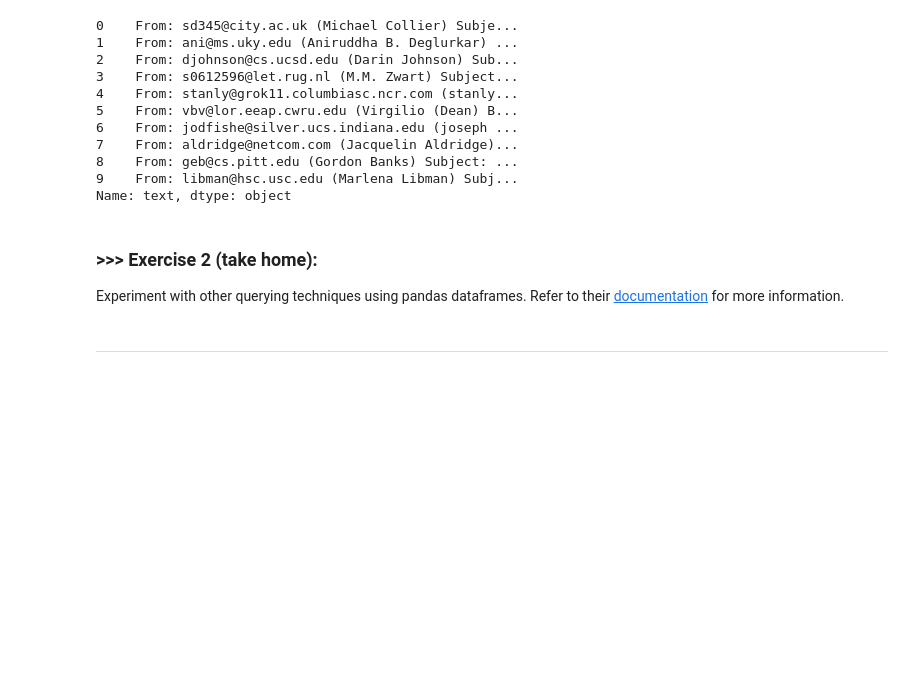
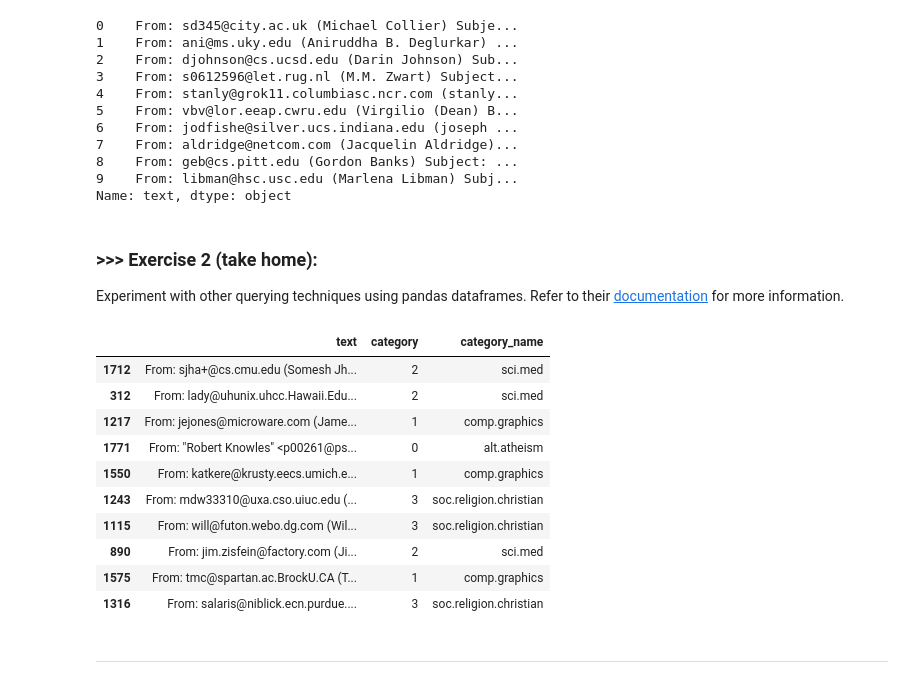
Before and after one commit to elakop/DM2025-Lab1-Exercise, a Jupyter notebook: DM2025-Lab1-Master.ipynb, the cells around one changed output. Cells and saved outputs as stored; diff of their text form; code cells hidden in the pictures; blank space fills up the shorter version.

```diff
--- a/DM2025-Lab1-Master.ipynb
+++ b/DM2025-Lab1-Master.ipynb
@@ -373,6 +394,19 @@ Name: text, dtype: object
 Experiment with other querying techniques using pandas dataframes. Refer to their [documentation](https://pandas.pydata.org/pandas-docs/stable/indexing.html) for more information.
 # %%
 #Answer here
+X.sample(n=10)
+# %% [output]
+|  | text | category | category_name |
+| 1712 | From: sjha+@cs.cmu.edu (Somesh Jh... | 2 | sci.med |
+| 312 | From: lady@uhunix.uhcc.Hawaii.Edu... | 2 | sci.med |
+| 1217 | From: jejones@microware.com (Jame... | 1 | comp.graphics |
+| 1771 | From: "Robert Knowles" <p00261@ps... | 0 | alt.atheism |
+| 1550 | From: katkere@krusty.eecs.umich.e... | 1 | comp.graphics |
+| 1243 | From: mdw33310@uxa.cso.uiuc.edu (... | 3 | soc.religion.christian |
+| 1115 | From: will@futon.webo.dg.com (Wil... | 3 | soc.religion.christian |
+| 890 | From: jim.zisfein@factory.com (Ji... | 2 | sci.med |
+| 1575 | From: tmc@spartan.ac.BrockU.CA (T... | 1 | comp.graphics |
+| 1316 | From: salaris@niblick.ecn.purdue.... | 3 | soc.religion.christian |
 # %% [markdown]
 ---
 # %% [markdown]
```
Also changed, not shown: parts of 23 cells of this notebook, 1 other file.
